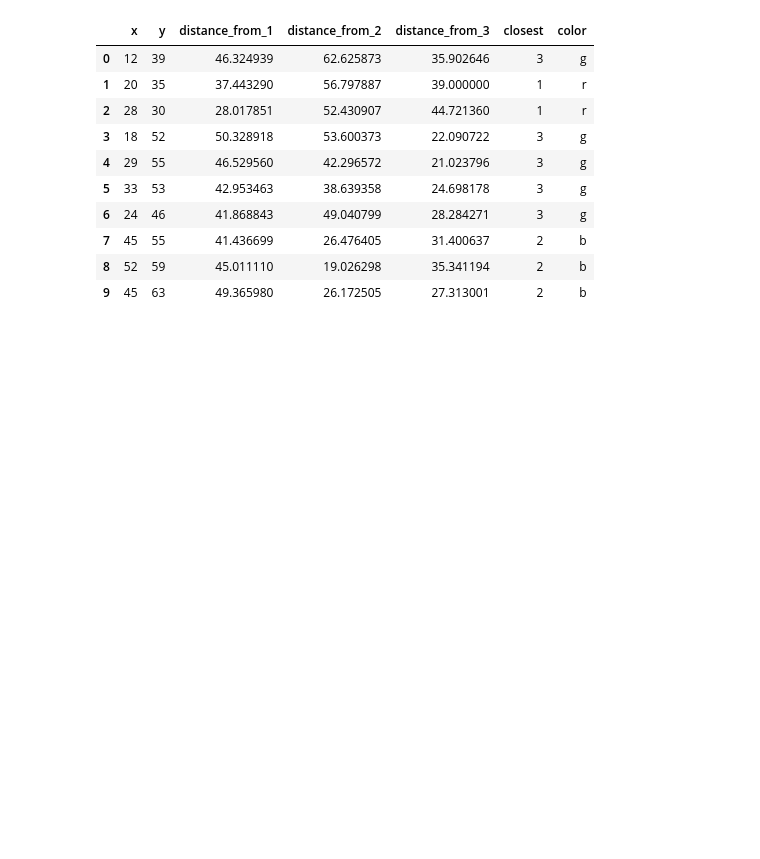
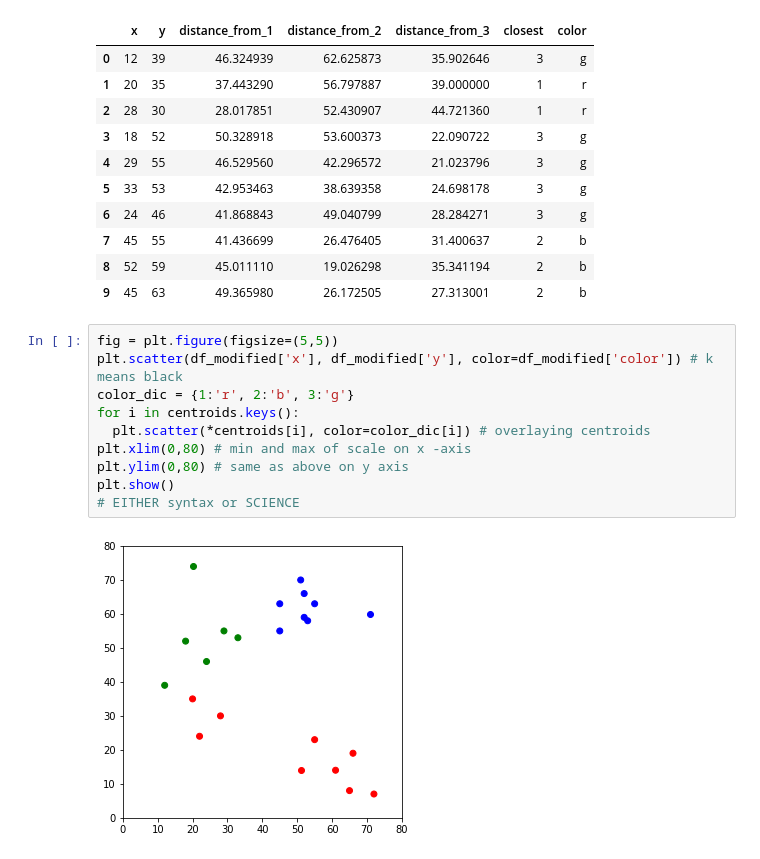
Before and after one commit to a-forty-two/cylons, a Jupyter notebook: 02_K_Means.ipynb, the cells around one changed output. Cells and saved outputs as stored; diff of their text form; blank space fills up the shorter version.

```diff
--- a/02_K_Means.ipynb
+++ b/02_K_Means.ipynb
@@ -92,3 +95,15 @@ df_modified.head(10)
 | 7 | 45 | 55 | 41.436699 | 26.476405 | 31.400637 | 2 | b |
 | 8 | 52 | 59 | 45.011110 | 19.026298 | 35.341194 | 2 | b |
 | 9 | 45 | 63 | 49.365980 | 26.172505 | 27.313001 | 2 | b |
+# %%
+fig = plt.figure(figsize=(5,5))
+plt.scatter(df_modified['x'], df_modified['y'], color=df_modified['color']) # k means black
+color_dic = {1:'r', 2:'b', 3:'g'}
+for i in centroids.keys():
+  plt.scatter(*centroids[i], color=color_dic[i]) # overlaying centroids
+plt.xlim(0,80) # min and max of scale on x -axis
+plt.ylim(0,80) # same as above on y axis
+plt.show()
+# EITHER syntax or SCIENCE
+# %% [output]
+[figure, added]
```
Also changed, not shown: parts of 4 cells of this notebook.
